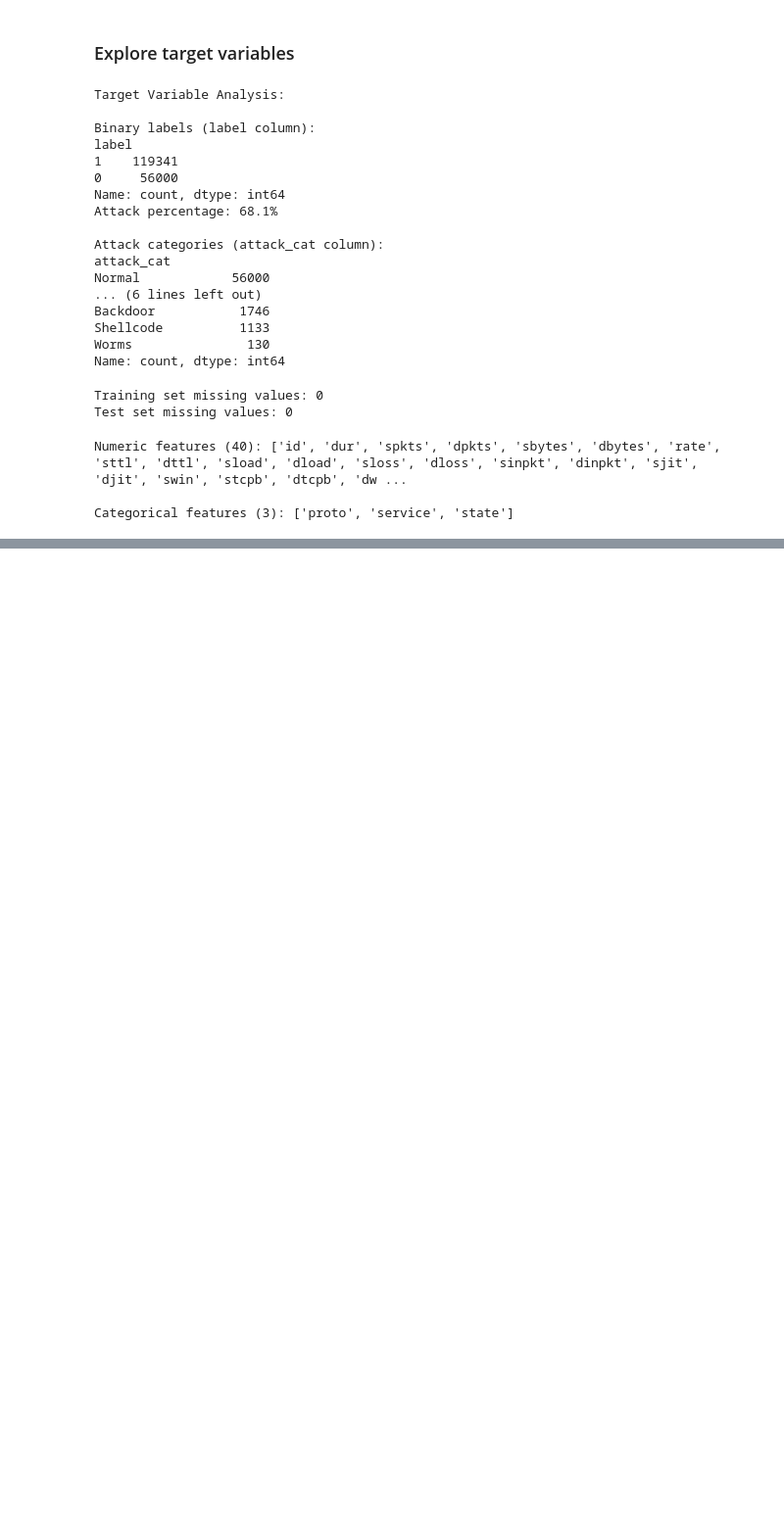
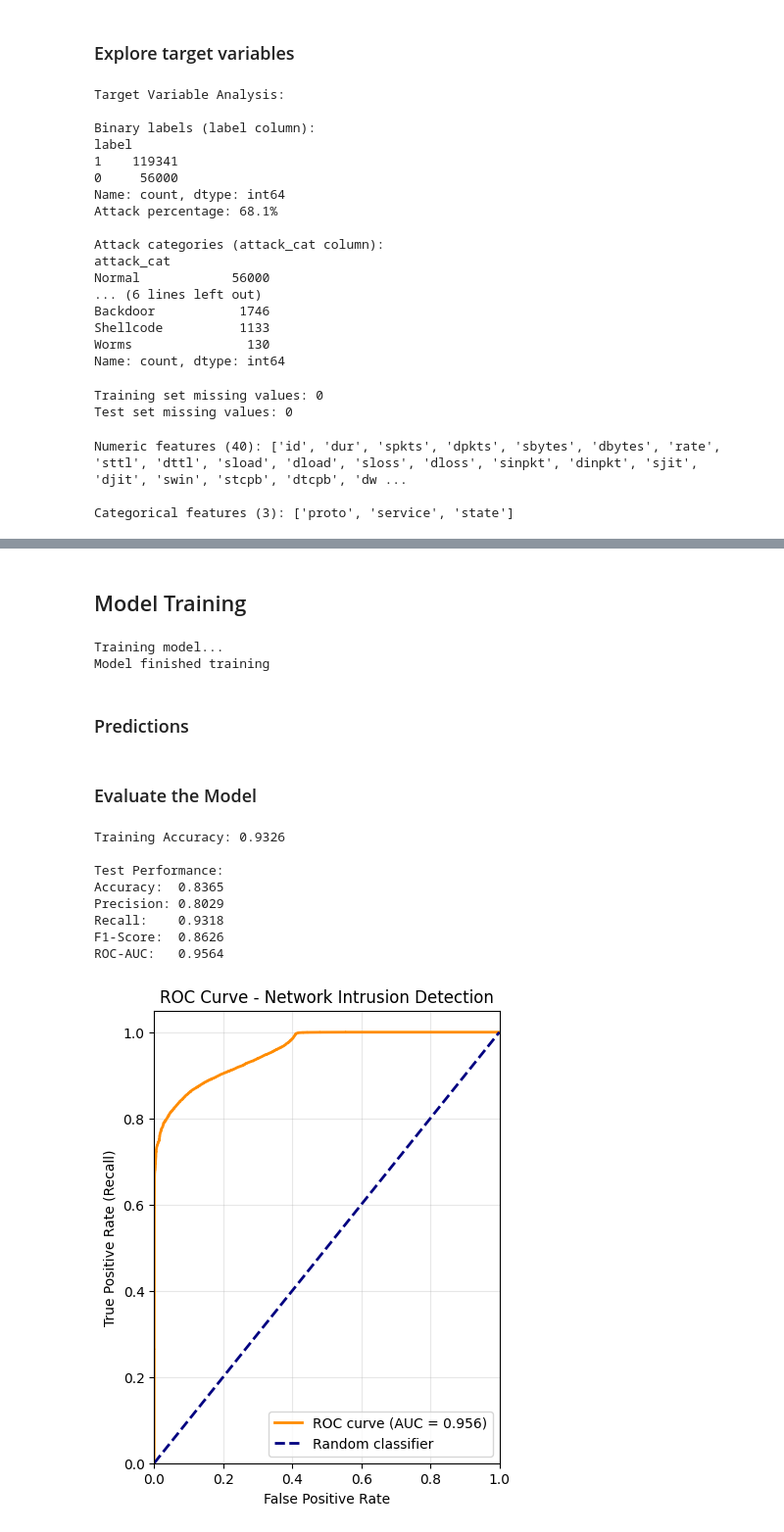
Before and after one commit to ChinmayBansal/Network-Intrusion-Detection-System, a Jupyter notebook: notebooks/Logistic_Regression.ipynb, the cells around one changed output, grey strips where cells are left out. Shown: that part at 98% size. Drawn from its saved outputs; the diff is of its cells as text; code cells hidden in the pictures; blank space fills up the shorter version.

Commit message:
Logistic Regression Complete

```diff
--- a/notebooks/Logistic_Regression.ipynb
+++ b/notebooks/Logistic_Regression.ipynb
@@ -126,0 +218,69 @@ Categorical features (3): ['proto', 'service', 'state']
+# %% [markdown]
+## Model Training
+# %%
+model = LogisticRegression(
+      class_weight='balanced',  # Handle the class imbalance
+      random_state=42,         # Reproducible results
+      max_iter=1000           # More iterations for convergence
+  )
+
+print("Training model...")
+model.fit(X_train_scaled, y_train)
+print("Model finished training")
+# %% [output]
+Training model...
+Model finished training
+# %% [markdown]
+### Predictions
+# %%
+y_train_pred = model.predict(X_train_scaled)
+y_test_pred = model.predict(X_test_scaled)
+y_test_proba = model.predict_proba(X_test_scaled)[:, 1]
+# %% [markdown]
+### Evaluate the Model
+# %%
+from sklearn.metrics import roc_auc_score
+from sklearn.metrics import roc_curve
+
+train_acc = accuracy_score(y_train, y_train_pred)
+print(f"Training Accuracy: {train_acc:.4f}")
+
+test_acc = accuracy_score(y_test, y_test_pred)
+test_precision = precision_score(y_test, y_test_pred)
+test_recall = recall_score(y_test, y_test_pred)
+test_f1 = f1_score(y_test, y_test_pred)
+test_auc = roc_auc_score(y_test, y_test_proba)
+
+print(f"\nTest Performance:")
+print(f"Accuracy:  {test_acc:.4f}")
+print(f"Precision: {test_precision:.4f}")
+print(f"Recall:    {test_recall:.4f}")
+print(f"F1-Score:  {test_f1:.4f}")
+print(f"ROC-AUC:   {test_auc:.4f}")
+
+plt.figure(figsize=(10, 6))
+
+# Create ROC curve
+fpr, tpr, thresholds = roc_curve(y_test, y_test_proba)
+
+# Plot ROC curve
+plt.subplot(1, 2, 1)
+plt.plot(fpr, tpr, color='darkorange', lw=2, label=f'ROC curve (AUC = {test_auc:.3f})')
+plt.plot([0, 1], [0, 1], color='navy', lw=2, linestyle='--', label='Random classifier')
+plt.xlim([0.0, 1.0])
+plt.ylim([0.0, 1.05])
+plt.xlabel('False Positive Rate')
+plt.ylabel('True Positive Rate (Recall)')
+plt.title('ROC Curve - Network Intrusion Detection')
+plt.legend(loc="lower right")
+plt.grid(True, alpha=0.3)
+# %% [output]
+Training Accuracy: 0.9326
+
+Test Performance:
+Accuracy:  0.8365
+Precision: 0.8029
+Recall:    0.9318
+F1-Score:  0.8626
+ROC-AUC:   0.9564
+[figure, added]
```
Also changed, not shown: parts of 9 cells of this notebook.
